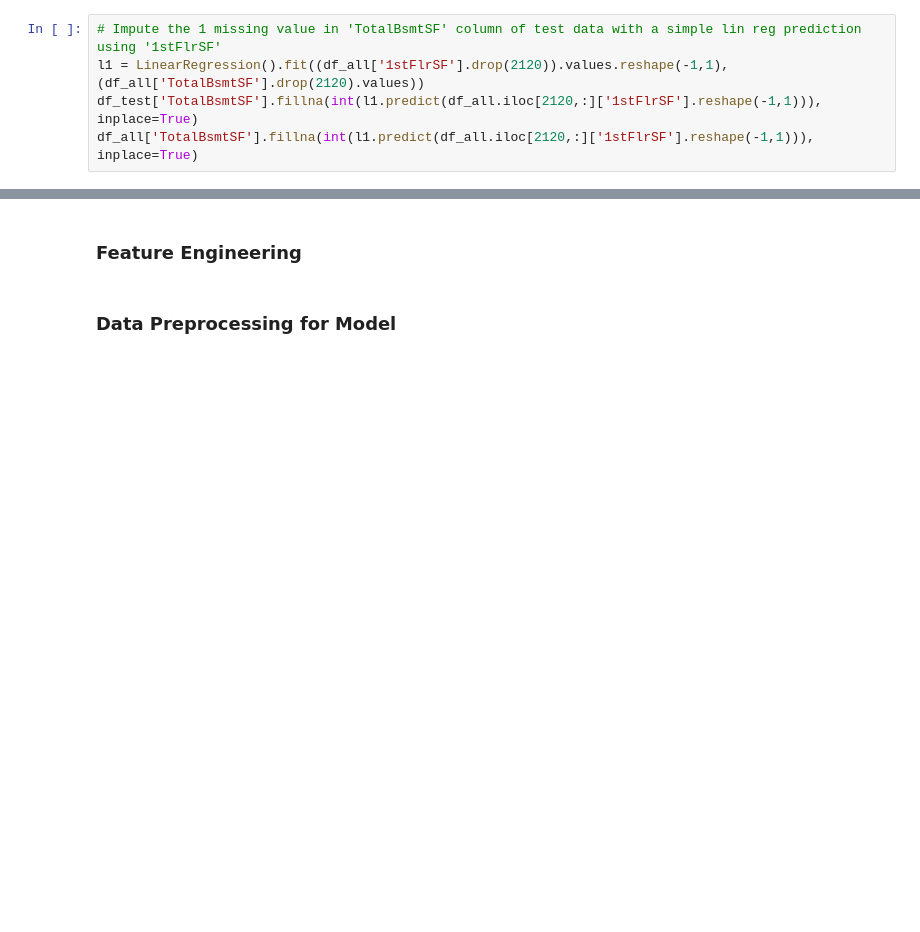
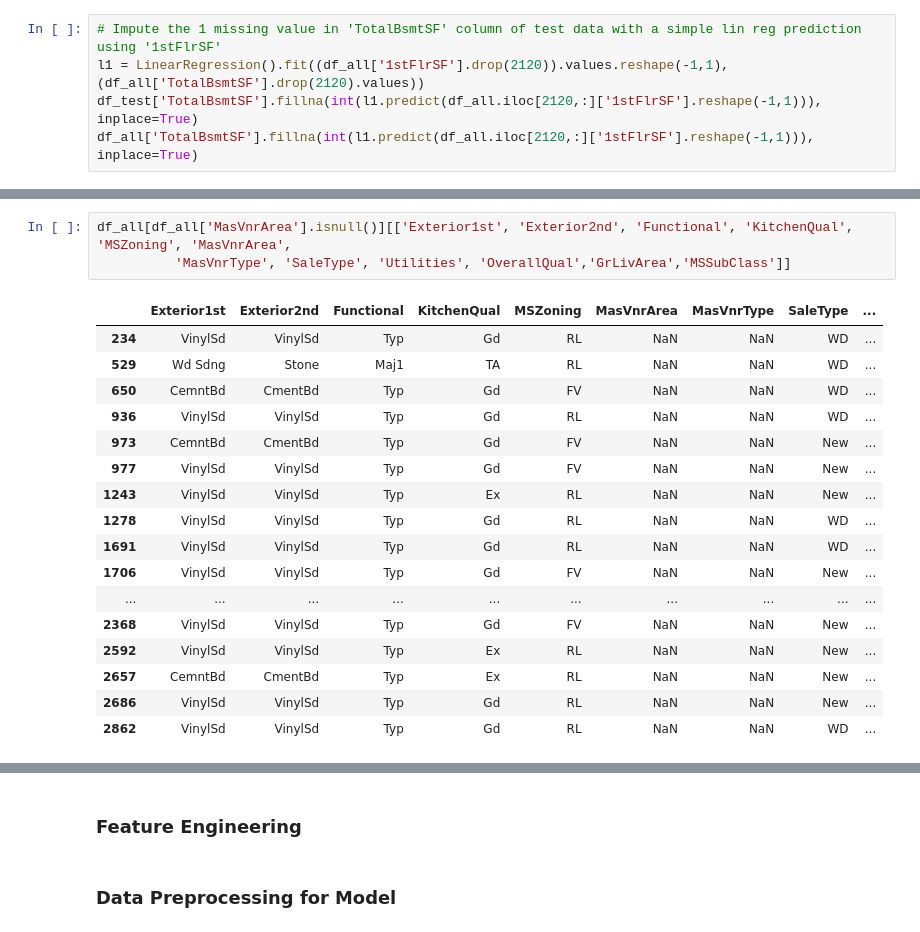
Before and after one commit to Pruthviamin/house_prices_kaggle, a Jupyter notebook: house_prices_kaggle.ipynb, the cells around one changed output, grey strips where cells are left out. Drawn from its saved outputs; the diff is of its cells as text; blank space fills up the shorter version.

```diff
--- a/house_prices_kaggle.ipynb
+++ b/house_prices_kaggle.ipynb
@@ -569,0 +680,21 @@ array([[0.],
+# %%
+df_all[df_all['MasVnrArea'].isnull()][['Exterior1st', 'Exterior2nd', 'Functional', 'KitchenQual', 'MSZoning', 'MasVnrArea',
+          'MasVnrType', 'SaleType', 'Utilities', 'OverallQual','GrLivArea','MSSubClass']]
+# %% [output]
+|  | Exterior1st | Exterior2nd | Functional | KitchenQual | MSZoning | MasVnrArea | MasVnrType | SaleType | ... |
+| 234 | VinylSd | VinylSd | Typ | Gd | RL | NaN | NaN | WD | ... |
+| 529 | Wd Sdng | Stone | Maj1 | TA | RL | NaN | NaN | WD | ... |
+| 650 | CemntBd | CmentBd | Typ | Gd | FV | NaN | NaN | WD | ... |
+| 936 | VinylSd | VinylSd | Typ | Gd | RL | NaN | NaN | WD | ... |
+| 973 | CemntBd | CmentBd | Typ | Gd | FV | NaN | NaN | New | ... |
+| 977 | VinylSd | VinylSd | Typ | Gd | FV | NaN | NaN | New | ... |
+| 1243 | VinylSd | VinylSd | Typ | Ex | RL | NaN | NaN | New | ... |
+| 1278 | VinylSd | VinylSd | Typ | Gd | RL | NaN | NaN | WD | ... |
+| 1691 | VinylSd | VinylSd | Typ | Gd | RL | NaN | NaN | WD | ... |
+| 1706 | VinylSd | VinylSd | Typ | Gd | FV | NaN | NaN | New | ... |
+| ... | ... | ... | ... | ... | ... | ... | ... | ... | ... |
+| 2368 | VinylSd | VinylSd | Typ | Gd | FV | NaN | NaN | New | ... |
+| 2592 | VinylSd | VinylSd | Typ | Ex | RL | NaN | NaN | New | ... |
+| 2657 | CemntBd | CmentBd | Typ | Ex | RL | NaN | NaN | New | ... |
+| 2686 | VinylSd | VinylSd | Typ | Gd | RL | NaN | NaN | New | ... |
+| 2862 | VinylSd | VinylSd | Typ | Gd | RL | NaN | NaN | WD | ... |
```
Also changed, not shown: parts of 17 cells of this notebook.
